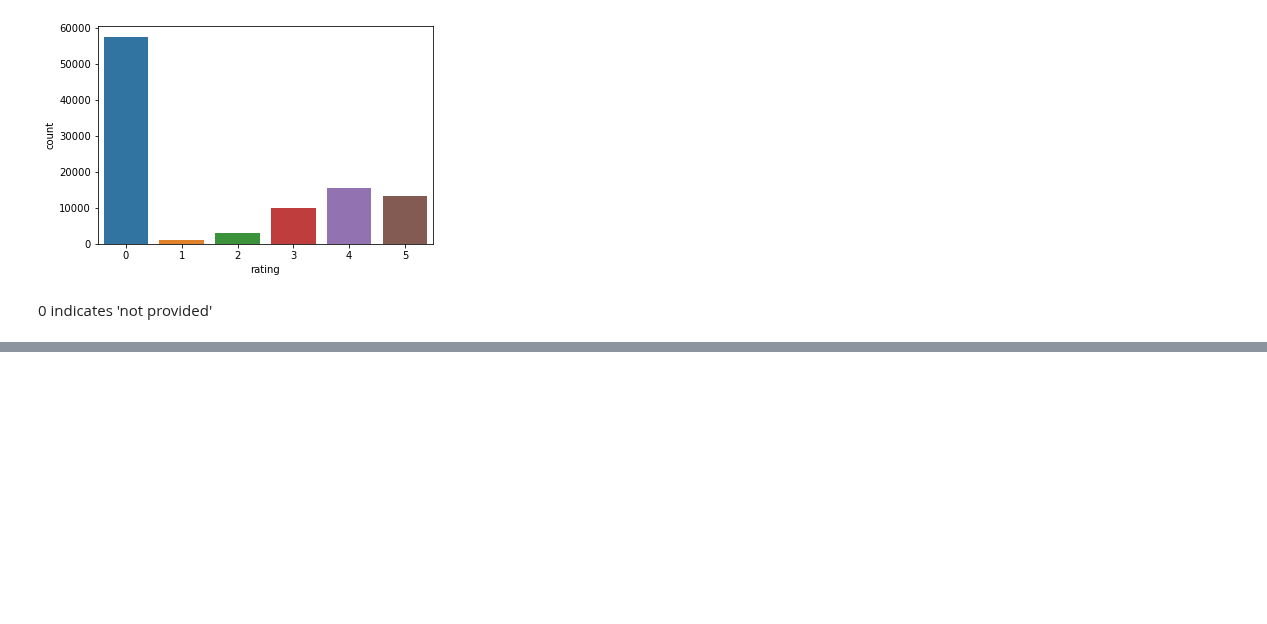
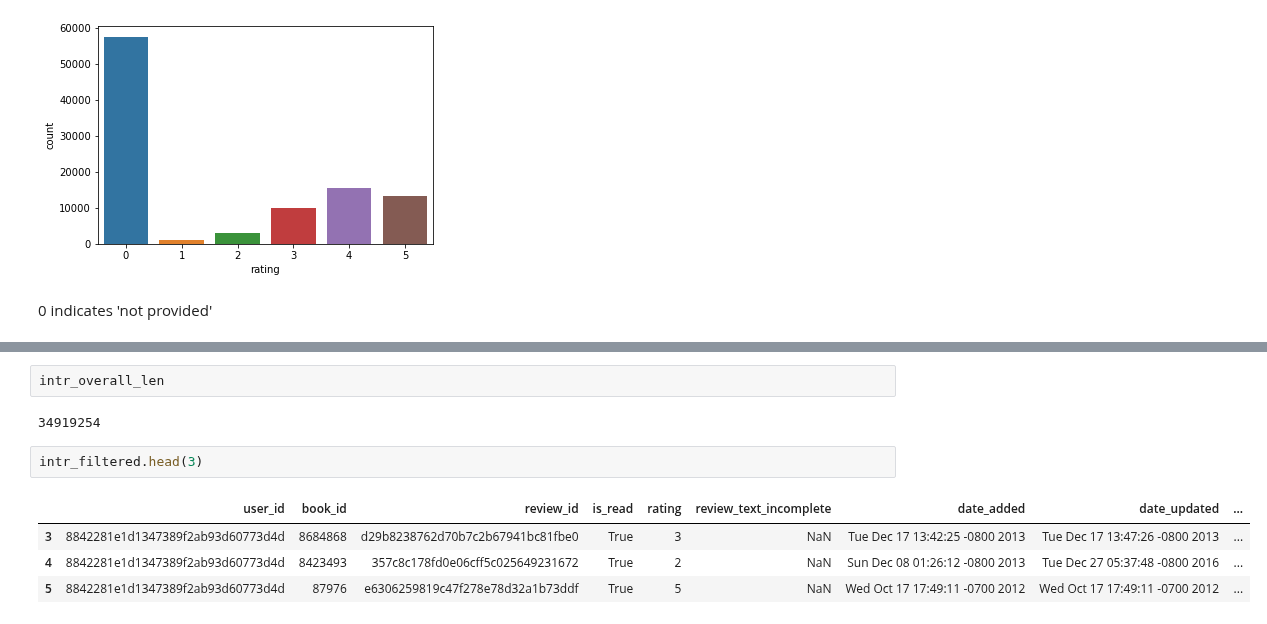
Before and after one commit to Pomichal/oznal-project, a Jupyter notebook: notebooks/DataAnalysis.ipynb, the cells around one changed output, grey strips where cells are left out. Saved outputs shown, nothing was run; the diff lists cells and outputs as text; blank space fills up the shorter version.

```diff
--- a/notebooks/DataAnalysis.ipynb
+++ b/notebooks/DataAnalysis.ipynb
@@ -1023,0 +1034,11 @@ author: number of books, average rating, number of ratings(?), ...
+# %%
+intr_overall_len
+# %% [output]
+34919254
+# %%
+intr_filtered.head(3)
+# %% [output]
+|  | user_id | book_id | review_id | is_read | rating | review_text_incomplete | date_added | date_updated | ... |
+| 3 | 8842281e1d1347389f2ab93d60773d4d | 8684868 | d29b8238762d70b7c2b67941bc81fbe0 | True | 3 | NaN | Tue Dec 17 13:42:25 -0800 2013 | Tue Dec 17 13:47:26 -0800 2013 | ... |
+| 4 | 8842281e1d1347389f2ab93d60773d4d | 8423493 | 357c8c178fd0e06cff5c025649231672 | True | 2 | NaN | Sun Dec 08 01:26:12 -0800 2013 | Tue Dec 27 05:37:48 -0800 2016 | ... |
+| 5 | 8842281e1d1347389f2ab93d60773d4d | 87976 | e6306259819c47f278e78d32a1b73ddf | True | 5 | NaN | Wed Oct 17 17:49:11 -0700 2012 | Wed Oct 17 17:49:11 -0700 2012 | ... |
```
Also changed, not shown: parts of 9 cells of this notebook, 5 other files.
